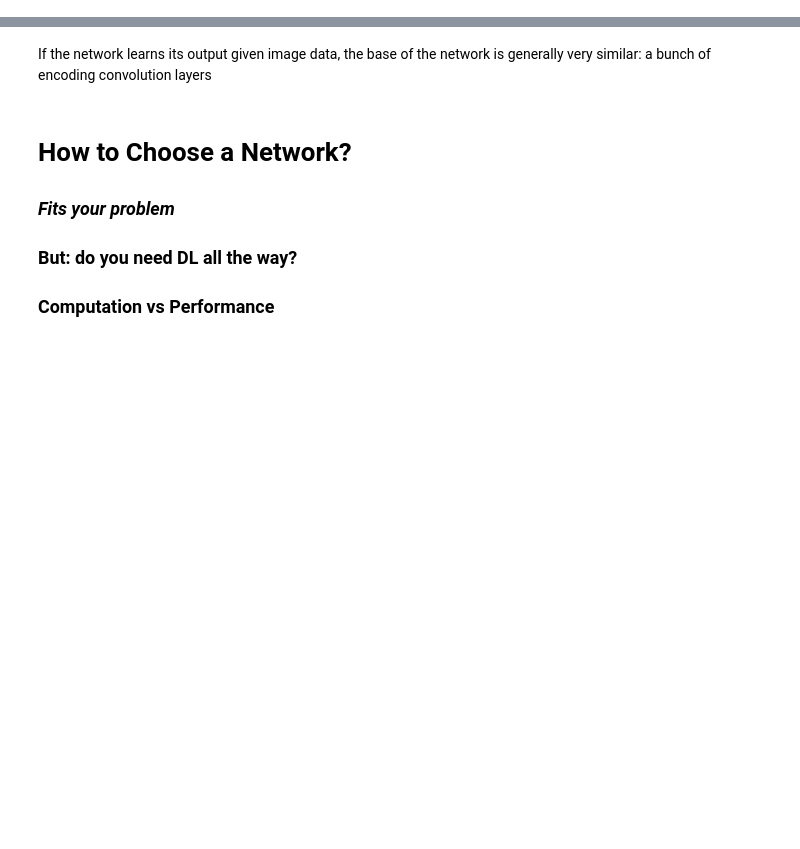
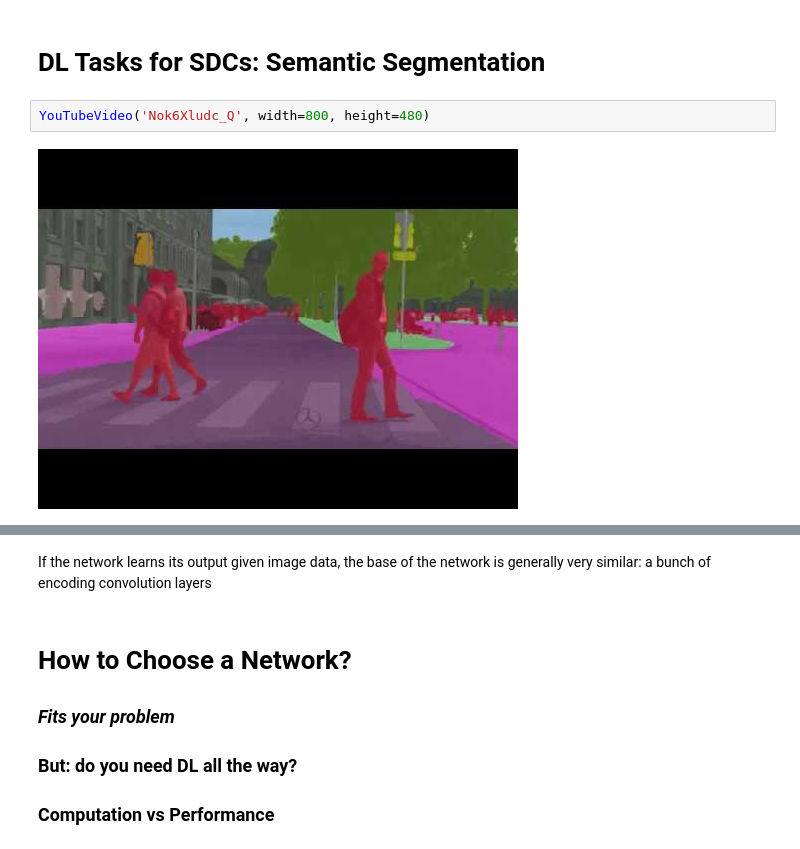
Before and after one commit to sgvandijk/notebooks, a Jupyter notebook: practical_deep_learning/practical_deep_learning.ipynb, the cells around one changed output, grey strips where cells are left out. Cells and saved outputs as stored; diff of their text form; blank space fills up the shorter version.

```diff
--- a/practical_deep_learning/practical_deep_learning.ipynb
+++ b/practical_deep_learning/practical_deep_learning.ipynb
@@ -107,6 +119,12 @@ Image classifiaction, not so much
 <center><img src="figs/yolo9000.png"></center>
 
 <small>Source: <a href="https://github.com/karolmajek/darknet">Karol Majek</a> - YOLO9000</small>
+# %% [markdown]
+# DL Tasks for SDCs: Semantic Segmentation
+# %%
+YouTubeVideo('Nok6Xludc_Q', width=800, height=480)
+# %% [output]
+[figure, added]
 # %% [markdown]
 # DL Tasks for SDCs: Semantic Segmentation
 
```
Also changed, not shown: parts of 46 cells of this notebook, 13 other files.
